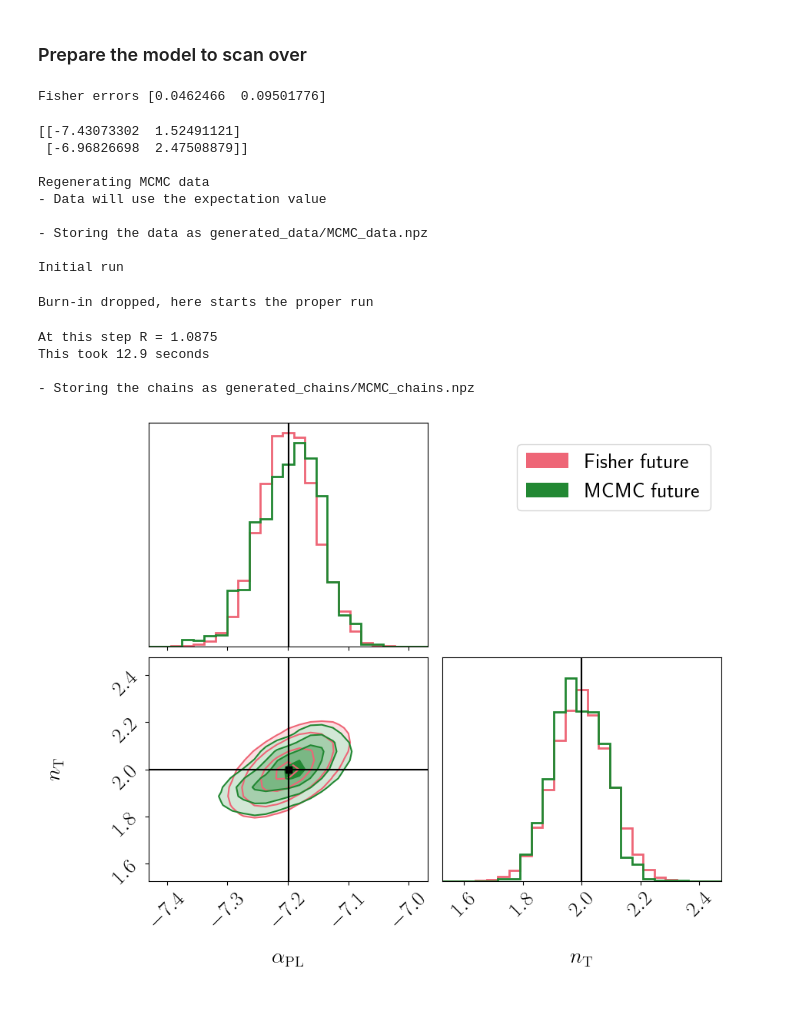
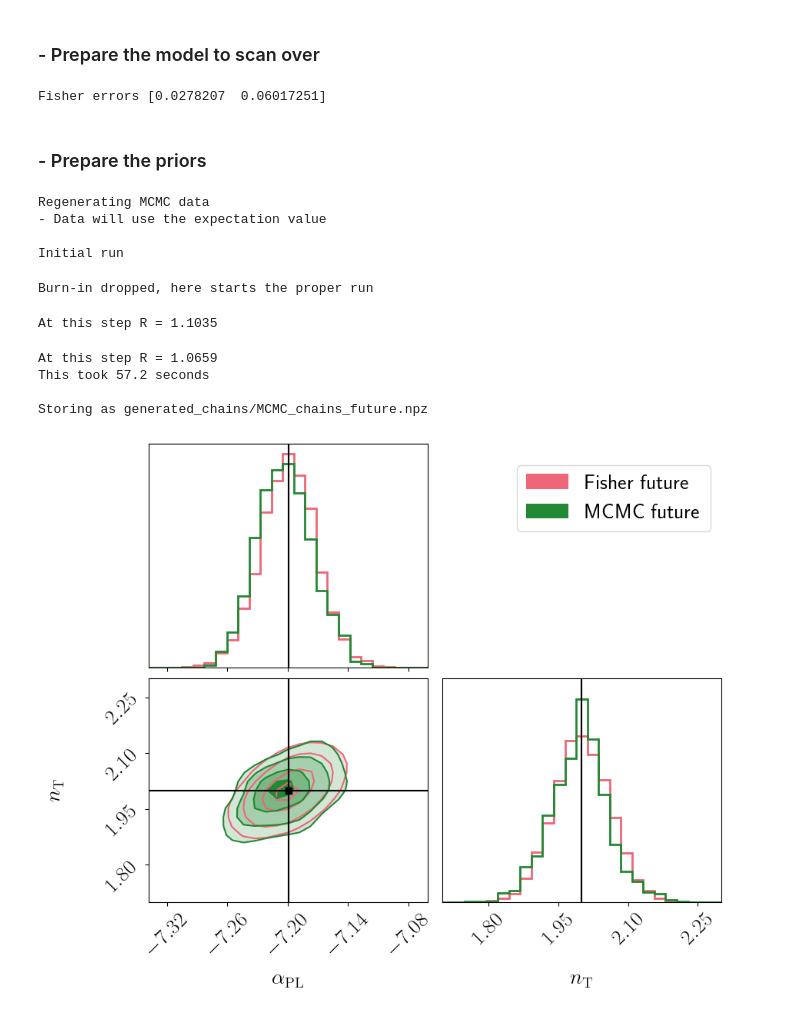
Before and after one commit to Mauropieroni/fastPTA, a Jupyter notebook: examples/MCMC_Fisher_future.ipynb, the cells around one changed output. Drawn from its saved outputs; the diff is of its cells as text; code cells hidden in the pictures.

```diff
--- a/examples/MCMC_Fisher_future.ipynb
+++ b/examples/MCMC_Fisher_future.ipynb
@@ -83,4 +91,7 @@ path_to_MCMC_chains = "generated_chains/MCMC_chains.npz"
 # %%
+# Get the signal model
+signal_model = get_signal_model(signal_label)
+
 # Dictionary with the kwargs to generete the pulsar catalogs
 generate_catalog_kwargs = {
     "n_pulsars": n_pulsars,
@@ -99,7 +110,7 @@ get_tensors_kwargs = {
 fisher_kwargs = {
     "T_obs_yrs": T_obs_yrs,
     "n_frequencies": n_frequencies,
-    "signal_label": signal_label,
+    "signal_model": signal_model,
     "signal_parameters": signal_parameters,
 }
 
@@ -116,7 +127,7 @@ MCMC_kwargs = {
     "MCMC_iteration_steps": MCMC_iteration_steps_default,
 }
 # %% [markdown]
-### Prepare the model to scan over
+### - Prepare the model to scan over
 # %%
 if "regenerate_catalog" in get_tensors_kwargs.keys():
     if get_tensors_kwargs["regenerate_catalog"]:
@@ -124,7 +135,7 @@ if "regenerate_catalog" in get_tensors_kwargs.keys():
 
 (
     frequency,
-    signal,
+    signal_value,
     HD_functions_IJ,
     HD_coeffs,
     effective_noise,
@@ -148,10 +159,21 @@ fisher_ranges = np.vstack(
 )
 
 get_tensors_kwargs["regenerate_catalog"] = False
-
-get_tensors_kwargs["regenerate_catalog"] = False
 # %% [output]
-Fisher errors [0.0462466  0.09501776]
+Fisher errors [0.0278207  0.06017251]
+# %% [markdown]
+### - Prepare the priors
+# %%
+# If the priors dictionary is empty, build it from the Fisher results
+if not priors_dictionary:
+    parameter_names = signal_model.parameter_names
+    for i in range(len(parameter_names)):
+
+        priors_dictionary[parameter_names[i]] = {
+            "uniform": {"loc": fisher_ranges[0, i], "scale": 10.0 * errors[i]}
+        }
+
+priors = Priors(priors_dictionary)
 # %%
 try:
     if rerun_MCMC:
@@ -162,10 +184,6 @@ try:
     pdfs = MCMC_results["pdfs"]
 
 except FileNotFoundError:
-    if not np.any(priors):
-        priors = np.array(fisher_ranges)
-        print(priors)
-
     MCMC_data, pdfs = run_MCMC(
         priors,
         **fisher_kwargs,
@@ -173,40 +191,41 @@ except FileNotFoundError:
         get_tensors_kwargs=get_tensors_kwargs,
     )
 # %% [output]
-[[-7.43073302  1.52491121]
- [-6.96826698  2.47508879]]
-
 Regenerating MCMC data
 - Data will use the expectation value
 
-- Storing the data as generated_data/MCMC_data.npz
-
 Initial run
 Burn-in dropped, here starts the proper run
-At this step R = 1.0875
-This took 12.9 seconds
-
-- Storing the chains as generated_chains/MCMC_chains.npz
+At this step R = 1.1035
+At this step R = 1.0659
+This took 57.2 seconds
+
+Storing as generated_chains/MCMC_chains_future.npz
 # %%
-# This part should be moved out of this function
+# Set the labels for the signal parameters
+if not parameter_labels:
+    parameter_labels = signal_model.parameter_labels
+
+# Prepare input for the plotting function
 datasets = [fisher_data, MCMC_data]
 weights = [
     np.ones(len_fisher_data),
     np.ones(MCMC_data.shape[0]),  # type: ignore
 ]
 smooth = [1.0, 1.0]
 ranges = np.array(fisher_ranges.T)
 
+# Do the corner plot
 pf.plot_corner(
     datasets,
     colors=[pf.my_colormap["red"], pf.my_colormap["green"]],
     truths=signal_parameters,
     chain_labels=["Fisher future", "MCMC future"],
     weights=weights,
     smooth=smooth,
     labels=parameter_labels,
     range=ranges,
     truth_color="black",
 )
 # %% [output]
-[figure, old version]
+[figure, new version]
```
Also changed, not shown: parts of 8 cells of this notebook, 56 other files.
